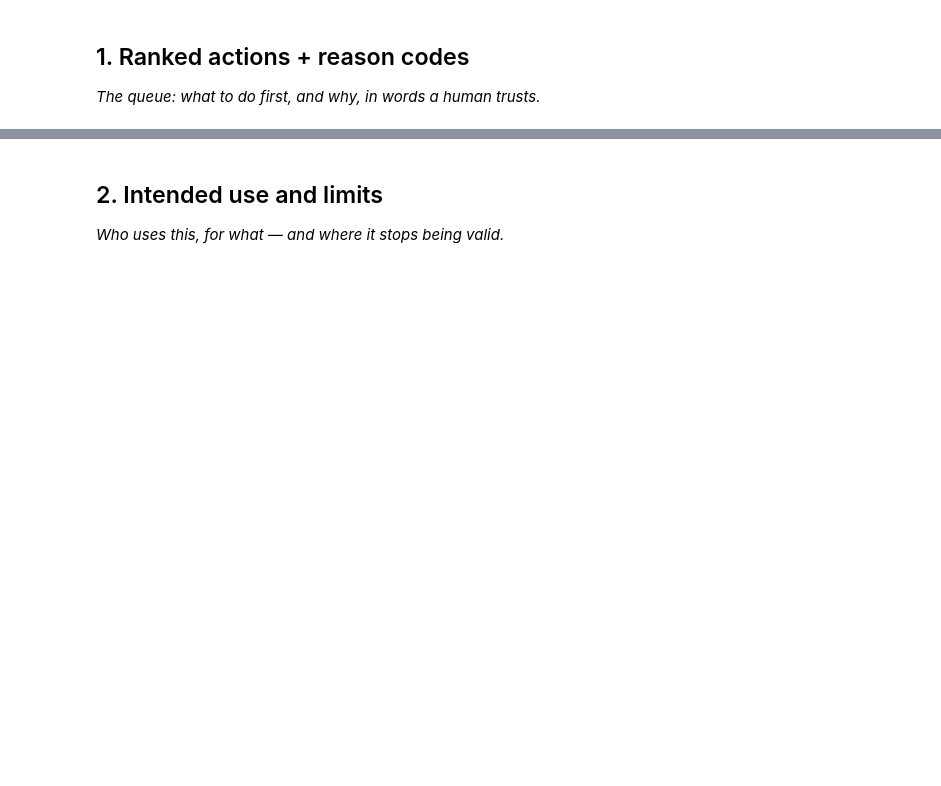
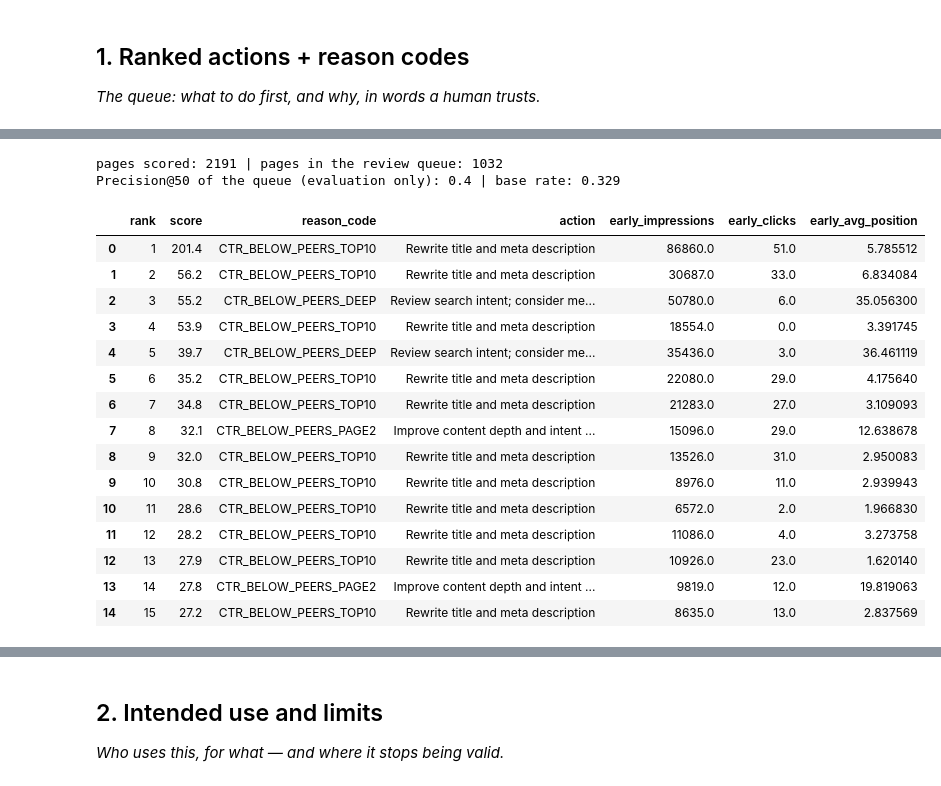
Before and after one commit to iankitthakur/flyrank-ml-internship, a Jupyter notebook: work/notebooks/w07_action_playbook.ipynb, the cells around one changed output, grey strips where cells are left out. Cells and saved outputs as stored; diff of their text form; code cells hidden in the pictures; blank space fills up the shorter version.

```diff
--- a/work/notebooks/w07_action_playbook.ipynb
+++ b/work/notebooks/w07_action_playbook.ipynb
@@ -15,0 +55,48 @@ This skeleton is yours to fill. Work the sections **in order** — each one has
+# %%
+d = df.dropna(subset=["early_avg_position", "early_ctr"]).copy()
+d["pos_bucket"] = pd.cut(d["early_avg_position"], [0, 3, 10, 20, 1000], labels=["1-3", "4-10", "11-20", "21+"]).astype(str)
+sums = d.groupby("pos_bucket")[["early_clicks", "early_impressions"]].sum()
+d["peer_ctr"] = d["pos_bucket"].map(sums["early_clicks"] / sums["early_impressions"])
+d["score"] = (d["peer_ctr"] * d["early_impressions"] - d["early_clicks"]).clip(lower=0).round(1)   # clicks below peers at the same position
+
+d["archetype"] = np.select(
+    [d["early_impressions"] < 100, d["score"] == 0, d["early_avg_position"] <= 10, d["early_avg_position"] <= 20],
+    ["Low demand", "At or above peers", "Top-10 under-clicker", "Page-2 under-clicker"],
+    default="Deep under-clicker (21+)")
+
+playbook = pd.DataFrame([
+    ["Top-10 under-clicker",       "CTR_BELOW_PEERS_TOP10",  "Rewrite title and meta description",           "Yes"],
+    ["Page-2 under-clicker",       "CTR_BELOW_PEERS_PAGE2",  "Improve content depth and intent match",       "Yes"],
+    ["Deep under-clicker (21+)",   "CTR_BELOW_PEERS_DEEP",   "Review search intent; consider merge or prune only after a human check", "Yes"],
+    ["Low demand",                 "LOW_DEMAND",             "Monitor",                                      "No"],
+    ["At or above peers",          "AT_OR_ABOVE_PEER_CTR",   "Protect: no change",                           "No"],
+], columns=["archetype", "reason_code", "action", "human_review_required"])
+d = d.merge(playbook, on="archetype", how="left")
+
+queue = d[d["archetype"].isin(["Top-10 under-clicker", "Page-2 under-clicker", "Deep under-clicker (21+)"])] \
+         .sort_values("score", ascending=False).reset_index(drop=True)
+queue.insert(0, "rank", queue.index + 1)
+
+print("pages scored:", len(d), "| pages in the review queue:", len(queue))
+print("Precision@50 of the queue (evaluation only):", round(queue.head(50)["label_declining"].mean(), 3),
+      "| base rate:", round(y.mean(), 3))
+queue[["rank", "score", "reason_code", "action", "early_impressions", "early_clicks", "early_avg_position"]].head(15)
+# %% [output]
+pages scored: 2191 | pages in the review queue: 1032
+Precision@50 of the queue (evaluation only): 0.4 | base rate: 0.329
+|  | rank | score | reason_code | action | early_impressions | early_clicks | early_avg_position |
+| 0 | 1 | 201.4 | CTR_BELOW_PEERS_TOP10 | Rewrite title and meta description | 86860.0 | 51.0 | 5.785512 |
+| 1 | 2 | 56.2 | CTR_BELOW_PEERS_TOP10 | Rewrite title and meta description | 30687.0 | 33.0 | 6.834084 |
+| 2 | 3 | 55.2 | CTR_BELOW_PEERS_DEEP | Review search intent; consider me... | 50780.0 | 6.0 | 35.056300 |
+| 3 | 4 | 53.9 | CTR_BELOW_PEERS_TOP10 | Rewrite title and meta description | 18554.0 | 0.0 | 3.391745 |
+| 4 | 5 | 39.7 | CTR_BELOW_PEERS_DEEP | Review search intent; consider me... | 35436.0 | 3.0 | 36.461119 |
+| 5 | 6 | 35.2 | CTR_BELOW_PEERS_TOP10 | Rewrite title and meta description | 22080.0 | 29.0 | 4.175640 |
+| 6 | 7 | 34.8 | CTR_BELOW_PEERS_TOP10 | Rewrite title and meta description | 21283.0 | 27.0 | 3.109093 |
+| 7 | 8 | 32.1 | CTR_BELOW_PEERS_PAGE2 | Improve content depth and intent ... | 15096.0 | 29.0 | 12.638678 |
+| 8 | 9 | 32.0 | CTR_BELOW_PEERS_TOP10 | Rewrite title and meta description | 13526.0 | 31.0 | 2.950083 |
+| 9 | 10 | 30.8 | CTR_BELOW_PEERS_TOP10 | Rewrite title and meta description | 8976.0 | 11.0 | 2.939943 |
+| 10 | 11 | 28.6 | CTR_BELOW_PEERS_TOP10 | Rewrite title and meta description | 6572.0 | 2.0 | 1.966830 |
+| 11 | 12 | 28.2 | CTR_BELOW_PEERS_TOP10 | Rewrite title and meta description | 11086.0 | 4.0 | 3.273758 |
+| 12 | 13 | 27.9 | CTR_BELOW_PEERS_TOP10 | Rewrite title and meta description | 10926.0 | 23.0 | 1.620140 |
+| 13 | 14 | 27.8 | CTR_BELOW_PEERS_PAGE2 | Improve content depth and intent ... | 9819.0 | 12.0 | 19.819063 |
+| 14 | 15 | 27.2 | CTR_BELOW_PEERS_TOP10 | Rewrite title and meta description | 8635.0 | 13.0 | 2.837569 |
```
Also changed, not shown: parts of 12 cells of this notebook.
